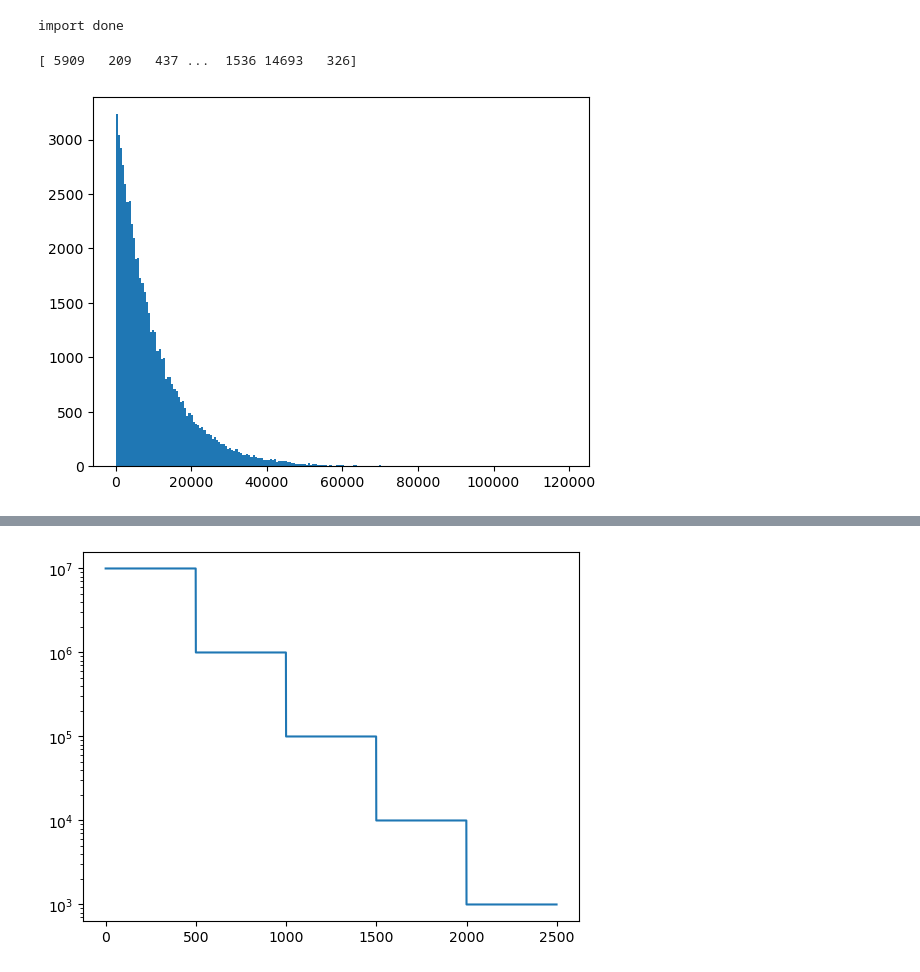
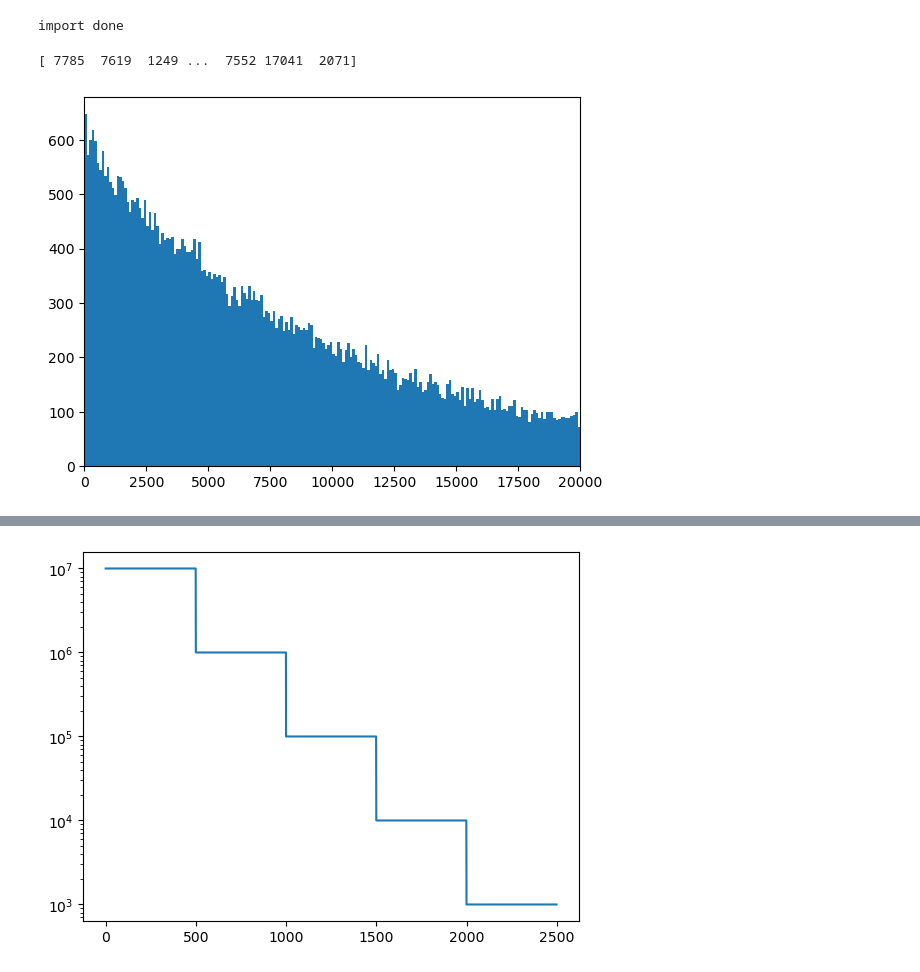
Before and after one commit to 1ofgp/AugerSKALATriggerTest, a Jupyter notebook: doPeriodArray.ipynb, the cells around one changed output, grey strips where cells are left out. Cells and saved outputs as stored; diff of their text form; code cells hidden in the pictures.

Commit message:
more UUB periods

```diff
--- a/doPeriodArray.ipynb
+++ b/doPeriodArray.ipynb
@@ -14,13 +19,17 @@ periodArray = np.loadtxt("/home/novikov/cobaltMount/taxi_data/auger2024-25/trig_
 # %%
 periodArray = (np.int32((np.diff(generate_poisson_times(100, 600))*1e6)))
 print(periodArray)
-plt.hist(periodArray, bins ='auto')
-# plt.yscale('log')
-# plt.plot(s)
-plt.show()
 # %% [output]
-[ 5909   209   437 ...  1536 14693   326]
+[ 7785  7619  1249 ...  7552 17041  2071]
-[figure, removed]
+# %%
+bins = np.arange(0, 100000, 100)
+plt.hist(periodArray, bins =bins)
+# plt.yscale('log')
+# plt.plot(s)
+plt.xlim(0, 20000)
+plt.show()
+# %% [output]
+[figure, added]
 # %%
 print(len(periodArray))
 # %% [output]
```
Also changed, not shown: parts of 5 cells of this notebook, 5 other files.
